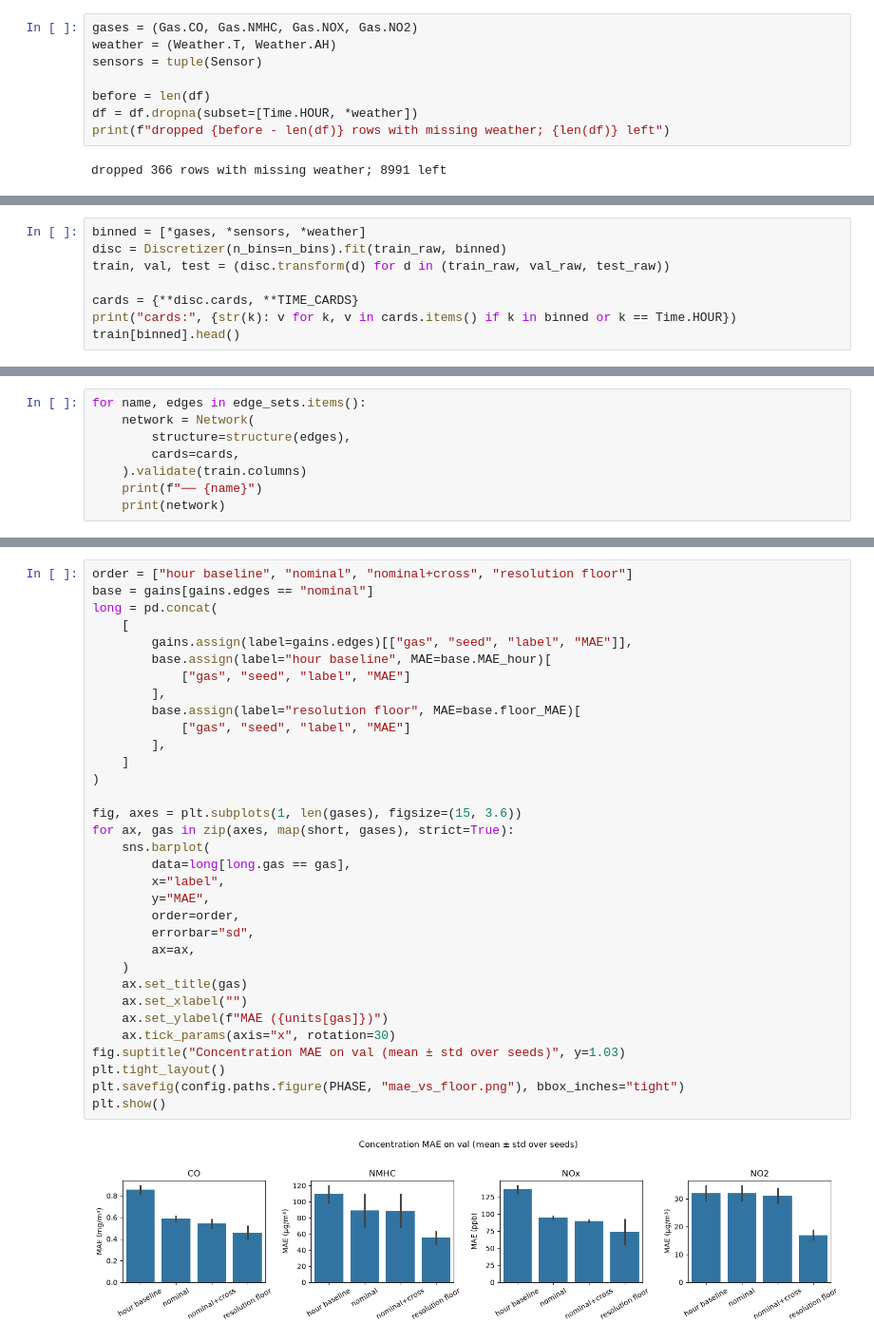
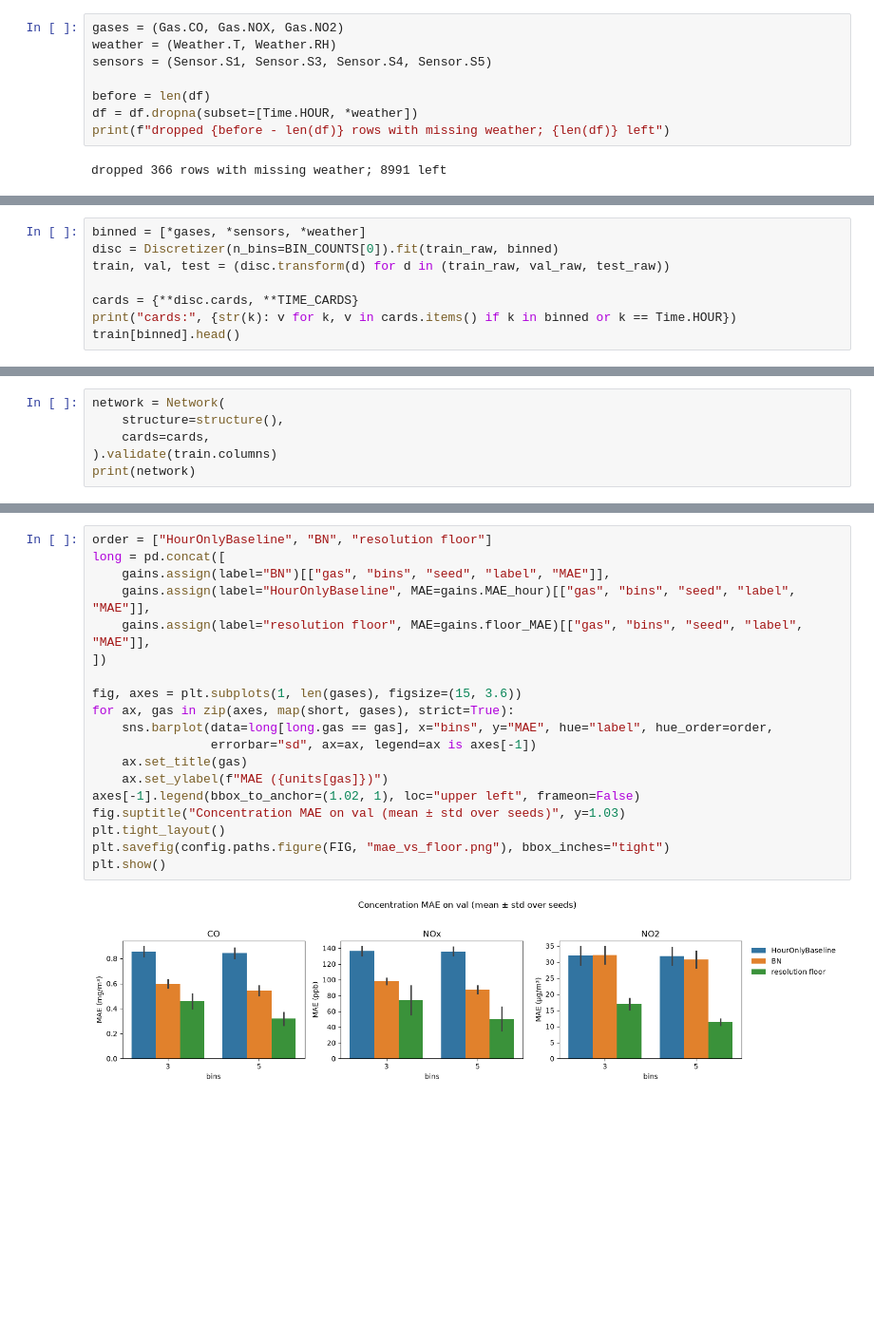
Before and after one commit to kberesfo/CSE-250A-Project, a Jupyter notebook: notebooks/phase2/eval.ipynb, the cells around one changed output, grey strips where cells are left out. Shown at 95% size. Drawn from its saved outputs; the diff is of its cells as text; blank space fills up the shorter version.

```diff
--- a/notebooks/phase2/eval.ipynb
+++ b/notebooks/phase2/eval.ipynb
@@ -89,9 +92,9 @@ df.isna().mean().round(3).rename("fraction missing").to_frame().T
 |  | CO(GT) | PT08.S1(CO) | NMHC(GT) | C6H6(GT) | PT08.S2(NMHC) | NOx(GT) | PT08.S3(NOx) | NO2(GT) | PT08.S4(NO2) | ... |
 | fraction missing | 0.18 | 0.039 | 0.902 | 0.039 | 0.039 | 0.175 | 0.039 | 0.175 | 0.039 | ... |
 # %%
-gases = (Gas.CO, Gas.NMHC, Gas.NOX, Gas.NO2)
-weather = (Weather.T, Weather.AH)
-sensors = tuple(Sensor)
+gases = (Gas.CO, Gas.NOX, Gas.NO2)
+weather = (Weather.T, Weather.RH)
+sensors = (Sensor.S1, Sensor.S3, Sensor.S4, Sensor.S5)
 
 before = len(df)
 df = df.dropna(subset=[Time.HOUR, *weather])
@@ -168,7 +152,7 @@ print(
 {'train': 4500, 'val': 2259, 'test': 2232}
 # %%
 binned = [*gases, *sensors, *weather]
-disc = Discretizer(n_bins=n_bins).fit(train_raw, binned)
+disc = Discretizer(n_bins=BIN_COUNTS[0]).fit(train_raw, binned)
 train, val, test = (disc.transform(d) for d in (train_raw, val_raw, test_raw))
 
 cards = {**disc.cards, **TIME_CARDS}
@@ -237,9 +209,7 @@ pd.DataFrame(
 # %%
-for name, edges in edge_sets.items():
-    network = Network(
-        structure=structure(edges),
-        cards=cards,
-    ).validate(train.columns)
-    print(f"── {name}")
-    print(network)
+network = Network(
+    structure=structure(),
+    cards=cards,
+).validate(train.columns)
+print(network)
 # %% [output]
@@ -472,36 +397,22 @@ per_gas
 # %%
-order = ["hour baseline", "nominal", "nominal+cross", "resolution floor"]
-base = gains[gains.edges == "nominal"]
-long = pd.concat(
-    [
-        gains.assign(label=gains.edges)[["gas", "seed", "label", "MAE"]],
-        base.assign(label="hour baseline", MAE=base.MAE_hour)[
-            ["gas", "seed", "label", "MAE"]
-        ],
-        base.assign(label="resolution floor", MAE=base.floor_MAE)[
-            ["gas", "seed", "label", "MAE"]
-        ],
-    ]
-)
+order = ["HourOnlyBaseline", "BN", "resolution floor"]
+long = pd.concat([
+    gains.assign(label="BN")[["gas", "bins", "seed", "label", "MAE"]],
+    gains.assign(label="HourOnlyBaseline", MAE=gains.MAE_hour)[["gas", "bins", "seed", "label", "MAE"]],
+    gains.assign(label="resolution floor", MAE=gains.floor_MAE)[["gas", "bins", "seed", "label", "MAE"]],
+])
 
 fig, axes = plt.subplots(1, len(gases), figsize=(15, 3.6))
 for ax, gas in zip(axes, map(short, gases), strict=True):
-    sns.barplot(
-        data=long[long.gas == gas],
-        x="label",
-        y="MAE",
-        order=order,
-        errorbar="sd",
-        ax=ax,
-    )
+    sns.barplot(data=long[long.gas == gas], x="bins", y="MAE", hue="label", hue_order=order,
+                errorbar="sd", ax=ax, legend=ax is axes[-1])
     ax.set_title(gas)
-    ax.set_xlabel("")
     ax.set_ylabel(f"MAE ({units[gas]})")
-    ax.tick_params(axis="x", rotation=30)
+axes[-1].legend(bbox_to_anchor=(1.02, 1), loc="upper left", frameon=False)
 fig.suptitle("Concentration MAE on val (mean ± std over seeds)", y=1.03)
 plt.tight_layout()
-plt.savefig(config.paths.figure(PHASE, "mae_vs_floor.png"), bbox_inches="tight")
+plt.savefig(config.paths.figure(FIG, "mae_vs_floor.png"), bbox_inches="tight")
 plt.show()
 # %% [output]
-[figure, old version]
+[figure, new version]
 # %% [markdown]
```
Also changed, not shown: parts of 67 cells of this notebook, 14 other files.
